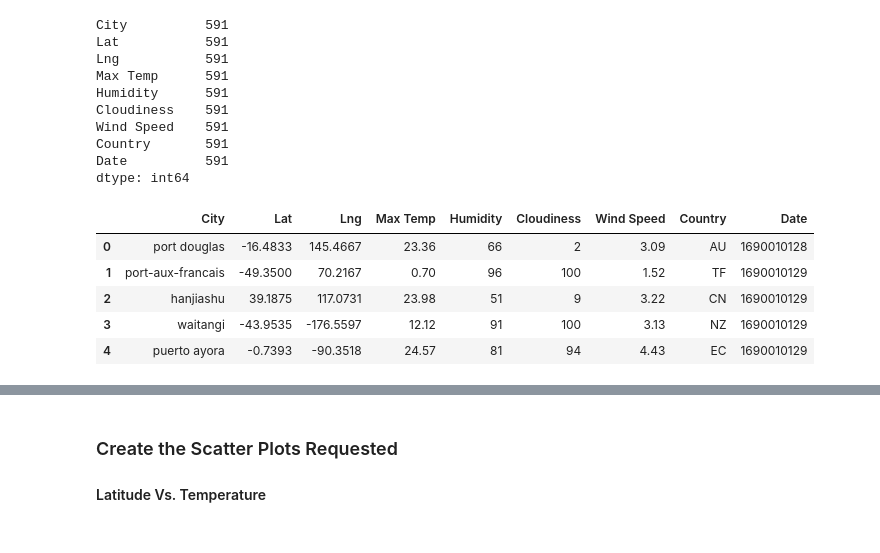
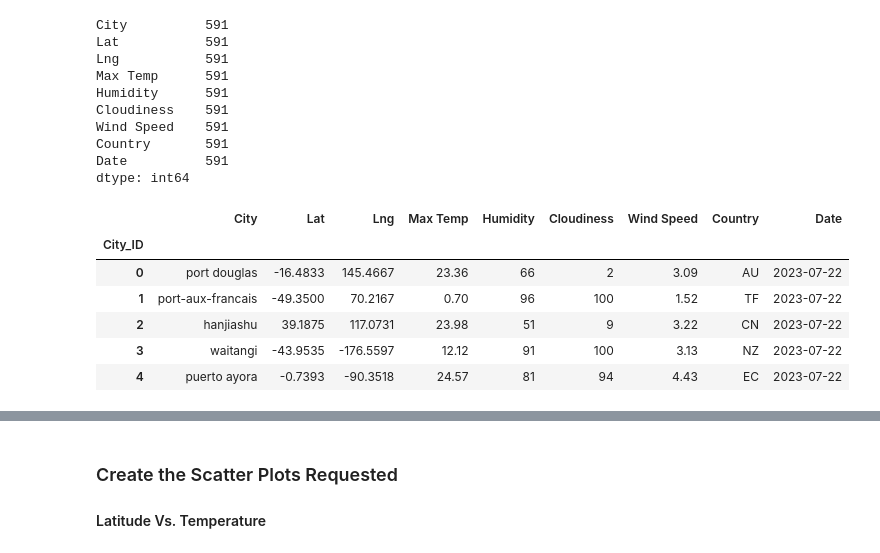
Before and after one commit to leedthanh/python-api-challenge, a Jupyter notebook: WeatherPy/WeatherPy.ipynb, the cells around one changed output, grey strips where cells are left out. Saved outputs shown, nothing was run; the diff lists cells and outputs as text; code cells hidden in the pictures.

```diff
--- a/WeatherPy/WeatherPy.ipynb
+++ b/WeatherPy/WeatherPy.ipynb
@@ -191,14 +191,17 @@ Date          591
 dtype: int64
 # %%
 # Display sample data
+city_data_df["Date"]=(pd.to_datetime(city_data_df["Date"],unit='s')).dt.date
+
 city_data_df.head()
 # %% [output]
 |  | City | Lat | Lng | Max Temp | Humidity | Cloudiness | Wind Speed | Country | Date |
-| 0 | port douglas | -16.4833 | 145.4667 | 23.36 | 66 | 2 | 3.09 | AU | 1690010128 |
-| 1 | port-aux-francais | -49.3500 | 70.2167 | 0.70 | 96 | 100 | 1.52 | TF | 1690010129 |
-| 2 | hanjiashu | 39.1875 | 117.0731 | 23.98 | 51 | 9 | 3.22 | CN | 1690010129 |
-| 3 | waitangi | -43.9535 | -176.5597 | 12.12 | 91 | 100 | 3.13 | NZ | 1690010129 |
-| 4 | puerto ayora | -0.7393 | -90.3518 | 24.57 | 81 | 94 | 4.43 | EC | 1690010129 |
+| City_ID |  |  |  |  |  |  |  |  |  |
+| 0 | port douglas | -16.4833 | 145.4667 | 23.36 | 66 | 2 | 3.09 | AU | 2023-07-22 |
+| 1 | port-aux-francais | -49.3500 | 70.2167 | 0.70 | 96 | 100 | 1.52 | TF | 2023-07-22 |
+| 2 | hanjiashu | 39.1875 | 117.0731 | 23.98 | 51 | 9 | 3.22 | CN | 2023-07-22 |
+| 3 | waitangi | -43.9535 | -176.5597 | 12.12 | 91 | 100 | 3.13 | NZ | 2023-07-22 |
+| 4 | puerto ayora | -0.7393 | -90.3518 | 24.57 | 81 | 94 | 4.43 | EC | 2023-07-22 |
 # %%
 output_directory = "output_data"
 if not os.path.exists(output_directory):
```
Also changed, not shown: parts of 28 cells of this notebook.
